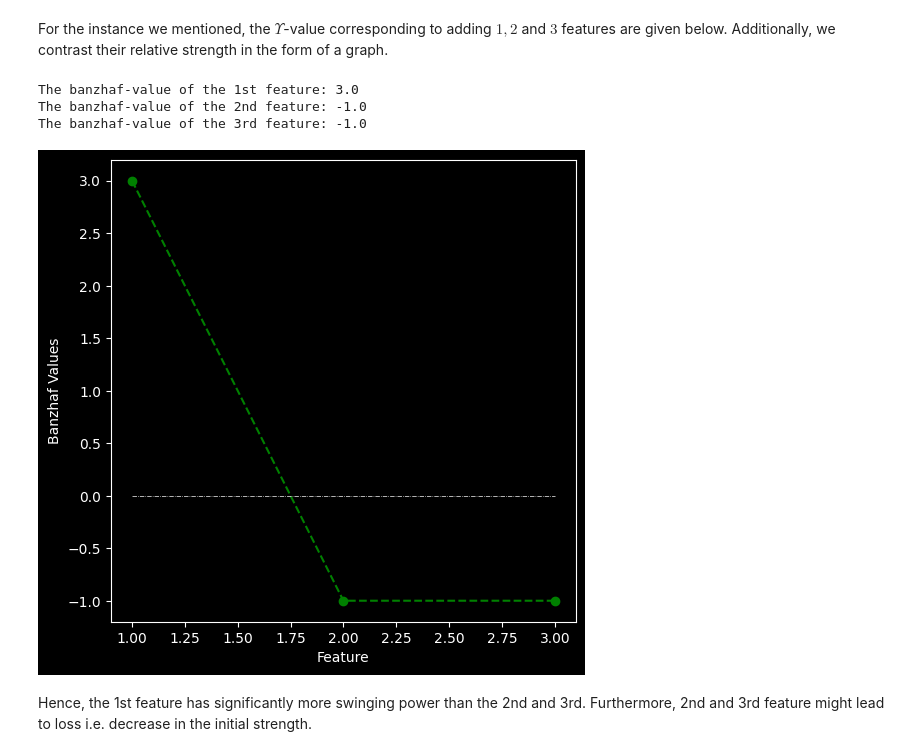
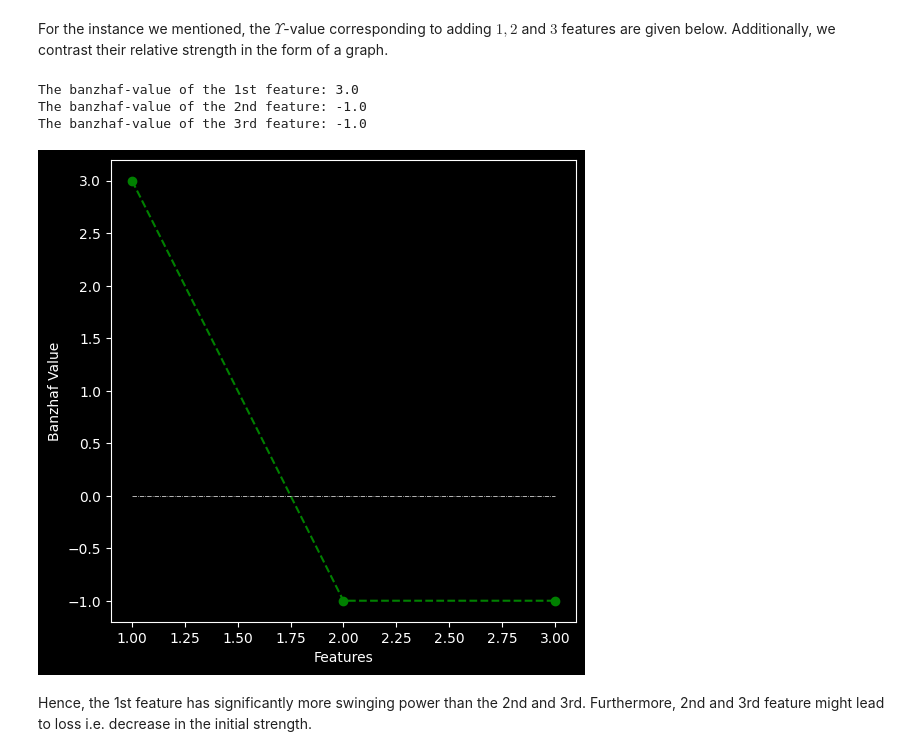
Before and after one commit to filipnaudot/powerXAI, a Jupyter notebook: examples/Banzhaf_values_example.ipynb, the cells around one changed output. Drawn from its saved outputs; the diff is of its cells as text; code cells hidden in the pictures.

```diff
--- a/examples/Banzhaf_values_example.ipynb
+++ b/examples/Banzhaf_values_example.ipynb
@@ -103,36 +103,36 @@ For the instance we mentioned, the $\Upsilon$-value corresponding to adding $1,2
 # %%
 from powerxai.banzhaf_value import banzhaf_value
 import matplotlib.pyplot as plt
 def banzhaf_value_check_similarity_set_voting_game():
 
   x_1 = banzhaf_value( 0, [0,1,2], similarity_set_voting_game )
   x_2 = banzhaf_value( 1, [0,1,2], similarity_set_voting_game )
   x_3 = banzhaf_value( 2, [0,1,2], similarity_set_voting_game )
 
   print(f'The banzhaf-value of the 1st feature: {x_1}')
   print(f'The banzhaf-value of the 2nd feature: {x_2}')
   print(f'The banzhaf-value of the 3rd feature: {x_3}')
 
   xaxis = [1, 2, 3]
   yaxis = [x_1, x_2, x_3]
 
   plt.style.use( "dark_background" )
   fig = plt.figure()
   fig.set_figwidth (6)
   fig.set_figheight (6)
 
-  plt.xlabel( "Feature" )
-  plt.ylabel( "Banzhaf Values" )
+  plt.xlabel( "Features" )
+  plt.ylabel( "Banzhaf Value" )
   plt.plot( xaxis, yaxis, 'go', linestyle = 'dashed' )
   plt.plot( xaxis, [0,0,0], 'w-.', linewidth = 0.5 )
   plt.show()
 
 banzhaf_value_check_similarity_set_voting_game ()
 # %% [output]
 The banzhaf-value of the 1st feature: 3.0
 The banzhaf-value of the 2nd feature: -1.0
 The banzhaf-value of the 3rd feature: -1.0
-[figure, old version]
+[figure, new version]
 # %% [markdown]
 Hence, the 1st feature has significantly more swinging power than the 2nd and 3rd. Furthermore, 2nd and 3rd feature might lead to loss i.e. decrease in the initial strength.
 # %% [markdown]
```
Also changed, not shown: parts of 4 cells of this notebook, 1 other file.
